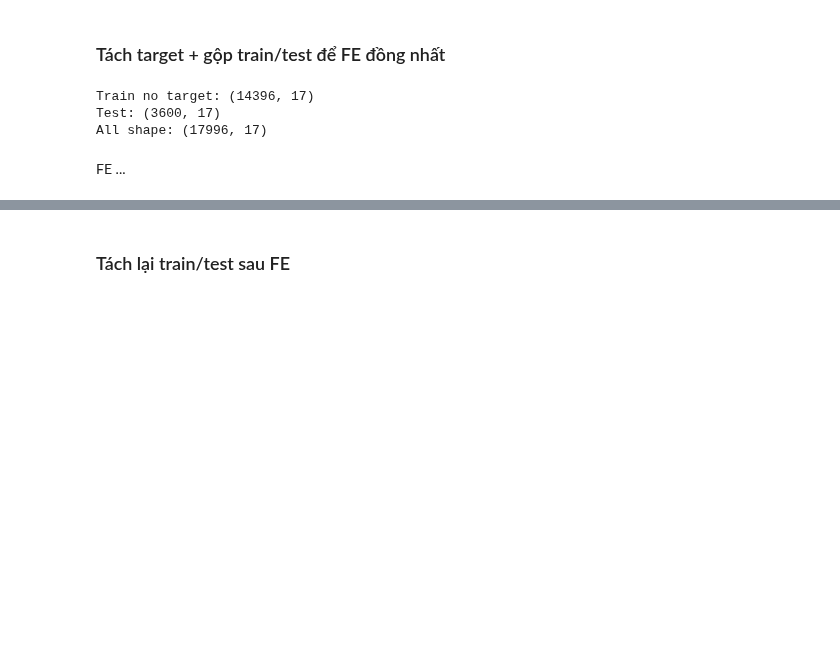
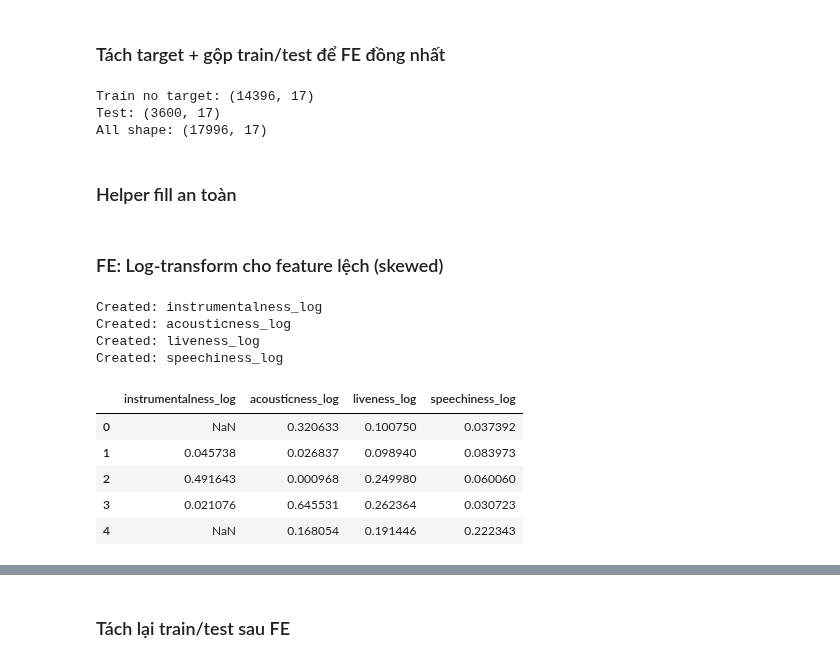
Before and after one commit to bibo0610/sgu25_ml_group, a Jupyter notebook: preprocessing/feature_engineering.ipynb, the cells around one changed output, grey strips where cells are left out. Saved outputs shown, nothing was run; the diff lists cells and outputs as text; code cells hidden in the pictures; blank space fills up the shorter version.

```diff
--- a/preprocessing/feature_engineering.ipynb
+++ b/preprocessing/feature_engineering.ipynb
@@ -70,5 +70,5 @@ print("All shape:", all_df.shape)
 Train no target: (14396, 17)
 Test: (3600, 17)
 All shape: (17996, 17)
-# %% [markdown]
-FE ...
+# %% [markdown]
+### Helper fill an toàn
@@ -74,0 +83,22 @@ FE ...
+# %% [markdown]
+### FE: Log-transform cho feature lệch (skewed)
+# %%
+skew_cols = ["instrumentalness", "acousticness", "liveness", "speechiness"]
+
+for col in skew_cols:
+    if col in all_df.columns:
+        all_df[col + "_log"] = np.log1p(all_df[col])
+        print("Created:", col + "_log")
+
+display(all_df[[c for c in all_df.columns if "log" in c]].head())
+# %% [output]
+Created: instrumentalness_log
+Created: acousticness_log
+Created: liveness_log
+Created: speechiness_log
+|  | instrumentalness_log | acousticness_log | liveness_log | speechiness_log |
+| 0 | NaN | 0.320633 | 0.100750 | 0.037392 |
+| 1 | 0.045738 | 0.026837 | 0.098940 | 0.083973 |
+| 2 | 0.491643 | 0.000968 | 0.249980 | 0.060060 |
+| 3 | 0.021076 | 0.645531 | 0.262364 | 0.030723 |
+| 4 | NaN | 0.168054 | 0.191446 | 0.222343 |
```
Also changed, not shown: parts of 16 cells of this notebook, 2 other files.
